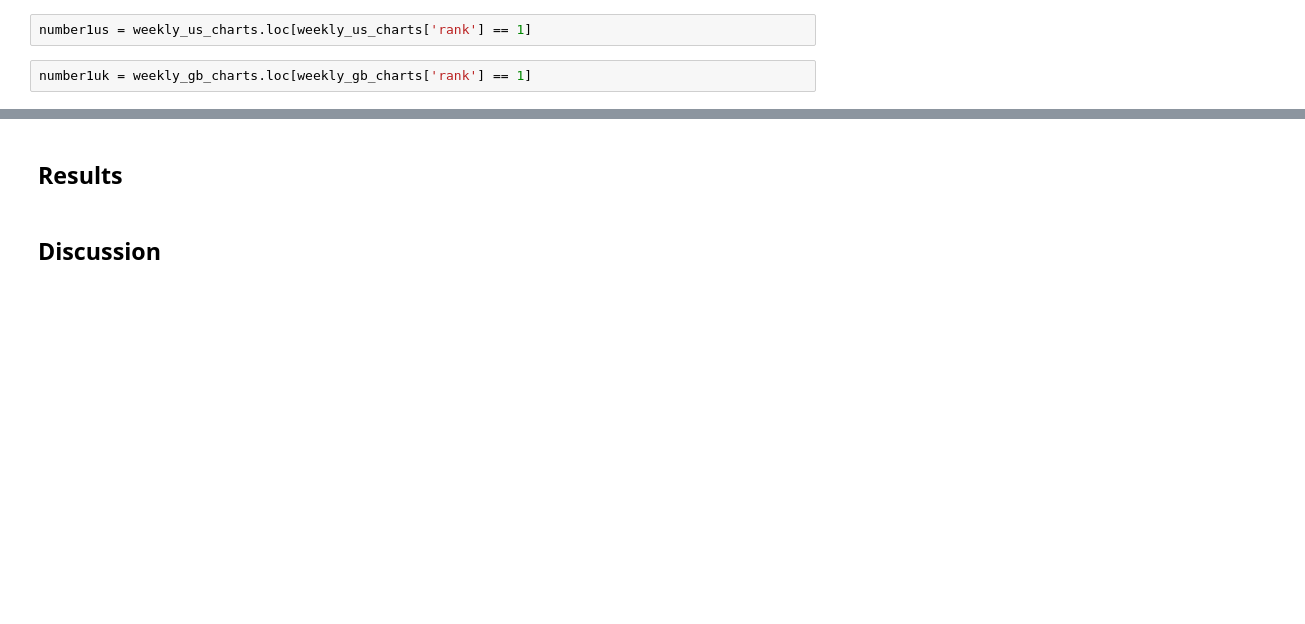
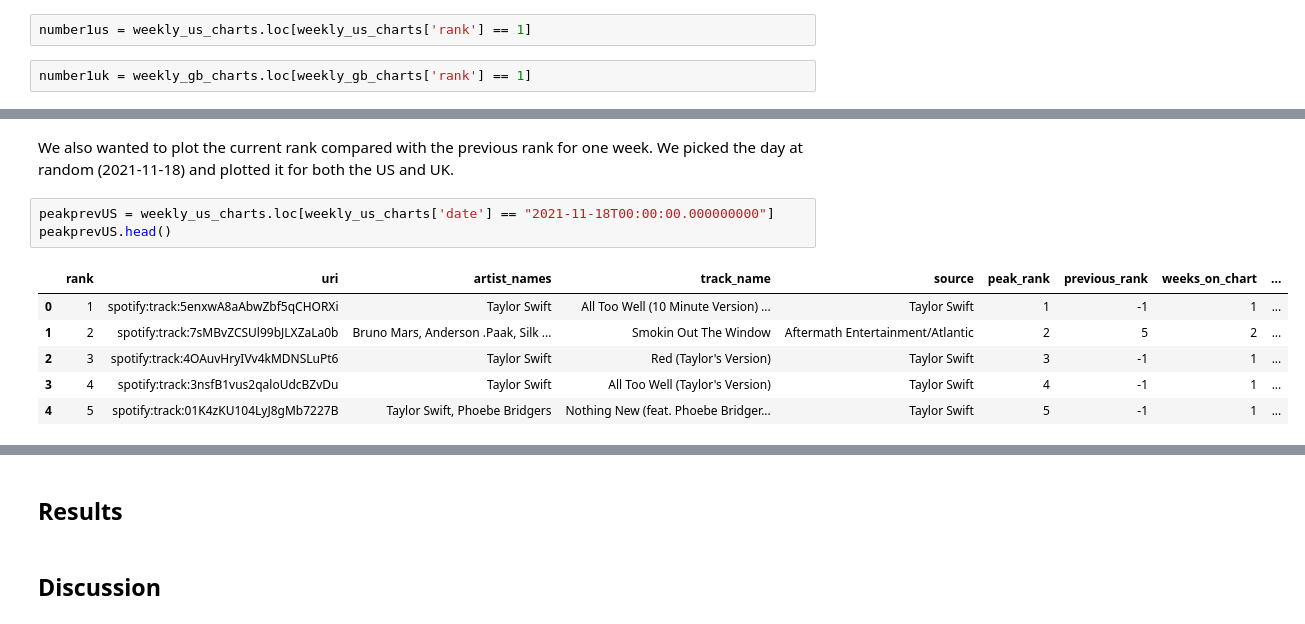
Before and after one commit to spurthirallapalli/DH140-FinalProject, a Jupyter notebook: FinalProject/FinalProject.ipynb, the cells around one changed output, grey strips where cells are left out. Cells and saved outputs as stored; diff of their text form; blank space fills up the shorter version.

```diff
--- a/FinalProject/FinalProject.ipynb
+++ b/FinalProject/FinalProject.ipynb
@@ -300,0 +301,12 @@ number1uk.plot(kind='bar', x='date', y='streams')
+# %% [markdown]
+We also wanted to plot the current rank compared with the previous rank for one week. We picked the day at random (2021-11-18) and plotted it for both the US and UK.
+# %%
+peakprevUS = weekly_us_charts.loc[weekly_us_charts['date'] == "2021-11-18T00:00:00.000000000"]
+peakprevUS.head()
+# %% [output]
+|  | rank | uri | artist_names | track_name | source | peak_rank | previous_rank | weeks_on_chart | ... |
+| 0 | 1 | spotify:track:5enxwA8aAbwZbf5qCHORXi | Taylor Swift | All Too Well (10 Minute Version) ... | Taylor Swift | 1 | -1 | 1 | ... |
+| 1 | 2 | spotify:track:7sMBvZCSUl99bJLXZaLa0b | Bruno Mars, Anderson .Paak, Silk ... | Smokin Out The Window | Aftermath Entertainment/Atlantic | 2 | 5 | 2 | ... |
+| 2 | 3 | spotify:track:4OAuvHryIVv4kMDNSLuPt6 | Taylor Swift | Red (Taylor's Version) | Taylor Swift | 3 | -1 | 1 | ... |
+| 3 | 4 | spotify:track:3nsfB1vus2qaloUdcBZvDu | Taylor Swift | All Too Well (Taylor's Version) | Taylor Swift | 4 | -1 | 1 | ... |
+| 4 | 5 | spotify:track:01K4zKU104LyJ8gMb7227B | Taylor Swift, Phoebe Bridgers | Nothing New (feat. Phoebe Bridger... | Taylor Swift | 5 | -1 | 1 | ... |
```
Also changed, not shown: parts of 18 cells of this notebook.
